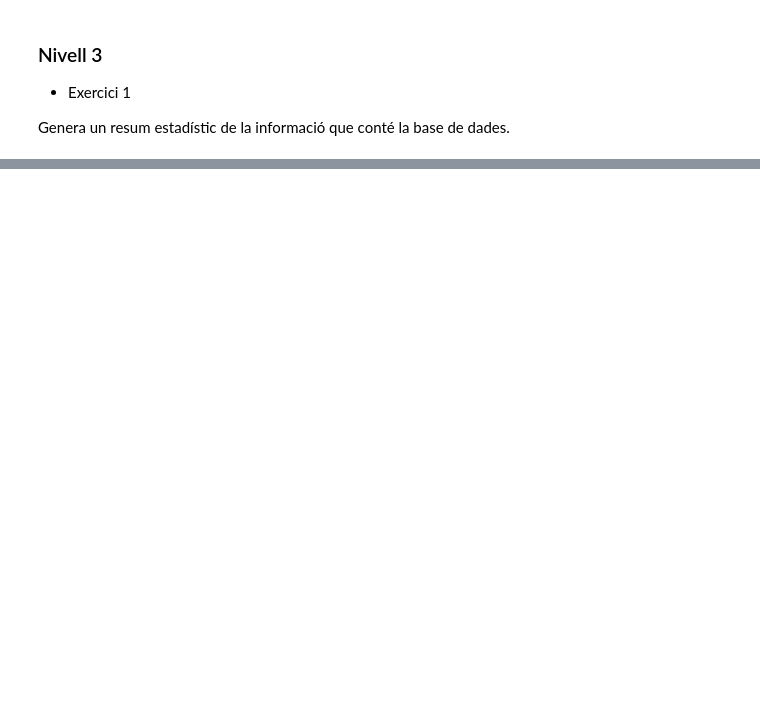
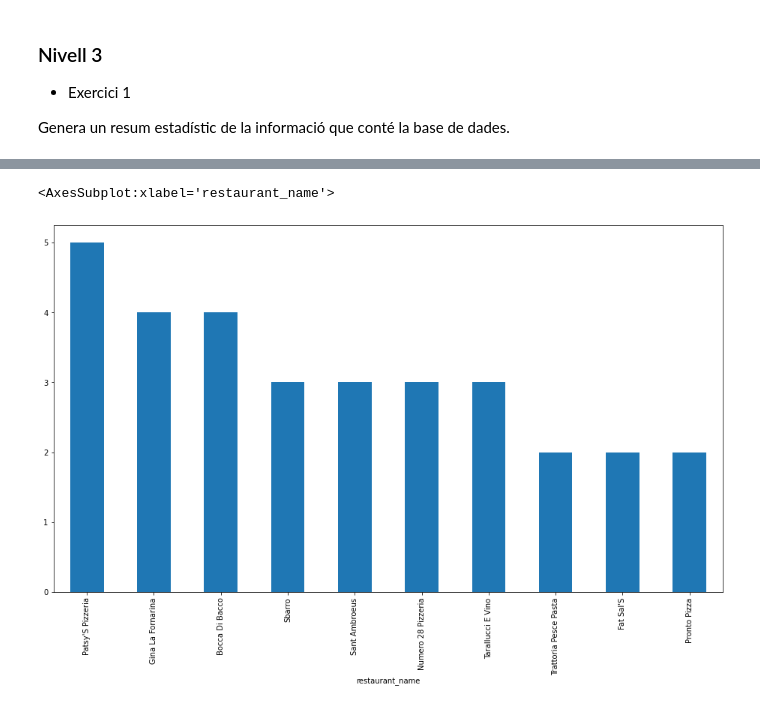
Before and after one commit to ManelForcales/Bases-de-dades-NoSQL, a Jupyter notebook: S18T01.ipynb, the cells around one changed output, grey strips where cells are left out. Drawn from its saved outputs; the diff is of its cells as text; code cells hidden in the pictures; blank space fills up the shorter version.

```diff
--- a/S18T01.ipynb
+++ b/S18T01.ipynb
@@ -159,0 +234,4 @@ mycol.distinct()
+# %%
+docs_items = [(doc['borough'],doc['cuisine'],doc['name']) for doc in docs_list]
+# %%
+df2= pd.DataFrame(docs_items,columns=['borough','cuisine','restaurant_name'])
@@ -164,0 +320,4 @@ Genera un resum estadístic de la informació que conté la base de dades.
+# %%
+df_manhattan = df2[df2.borough =='Manhattan']
+# %%
+restaurants = df_manhattan.groupby('restaurant_name').count()['borough'].sort_values(ascending=False)
@@ -164,0 +340,7 @@ Genera un resum estadístic de la informació que conté la base de dades.
+# %%
+# plot els 10 primers restaurants mes frequents
+fig, ax = plt.subplots(figsize= (16,9))
+restaurants[:10].plot.bar(ax)
+# %% [output]
+<AxesSubplot:xlabel='restaurant_name'>
+[figure, added]
```
Also changed, not shown: parts of 30 cells of this notebook.
